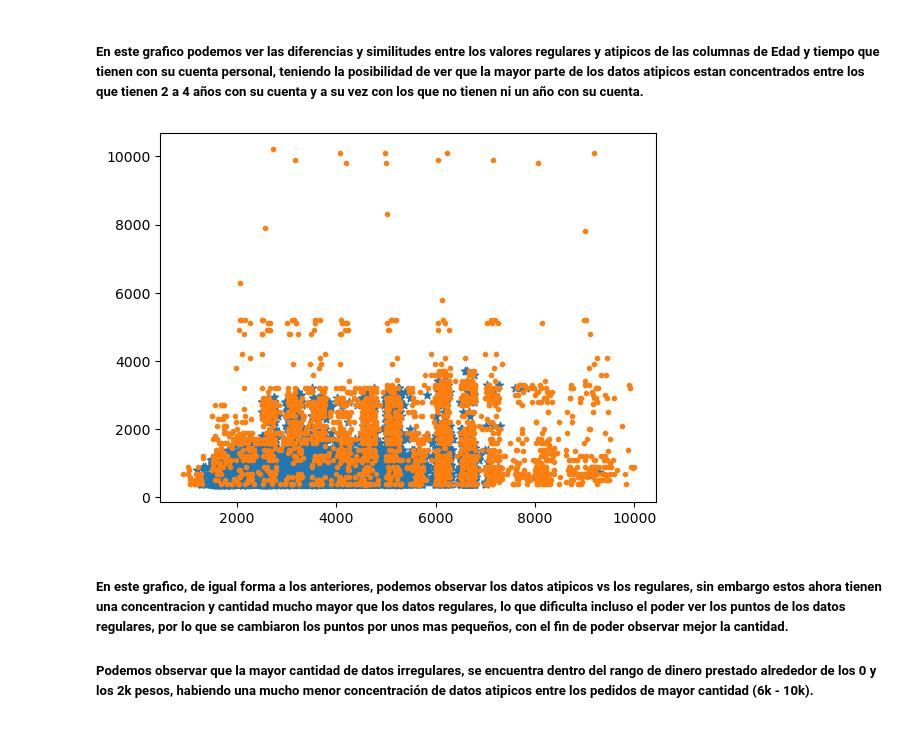
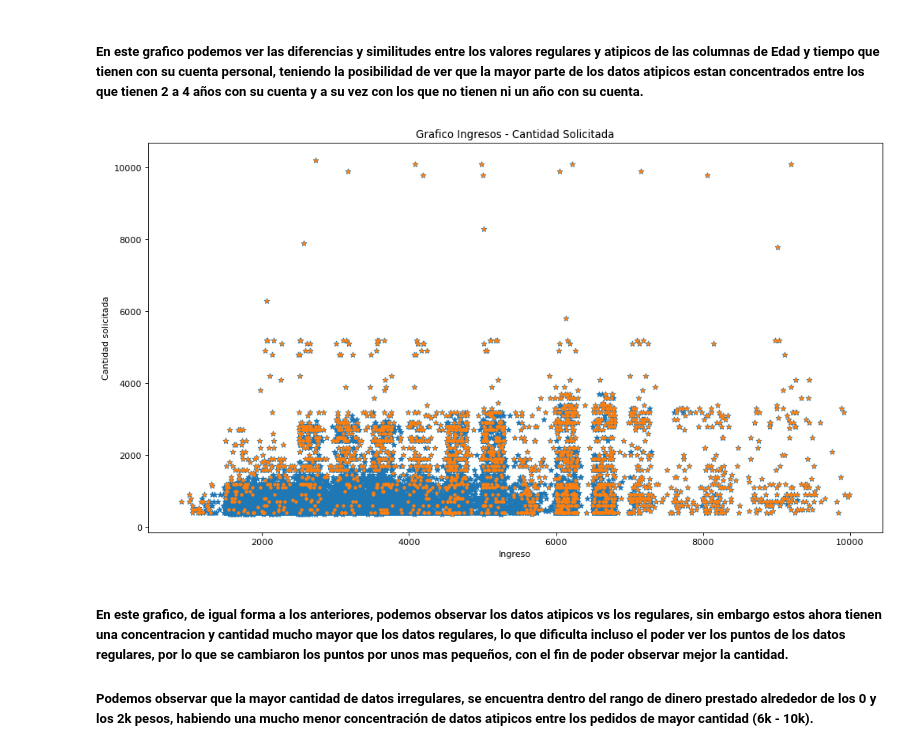
Before and after one commit to ismaelacosta/Proyecto_AID, a Jupyter notebook: examen.ipynb, the cells around one changed output. Cells and saved outputs as stored; diff of their text form; code cells hidden in the pictures.

```diff
--- a/examen.ipynb
+++ b/examen.ipynb
@@ -1139,11 +1152,15 @@ plt.show()
 # %% [markdown]
 ##### En este grafico podemos ver las diferencias y similitudes entre los valores regulares y atipicos de las columnas de Edad y tiempo que tienen con su cuenta personal, teniendo la posibilidad de ver que la mayor parte de los datos atipicos estan concentrados entre los que tienen 2 a 4 años con su cuenta y a su vez con los que no tienen ni un año con su cuenta.
 # %%
+plt.figure(figsize=(15, 8), dpi=80)
+plt.title("Grafico Ingresos - Cantidad Solicitada")
+plt.xlabel("Ingreso")
+plt.ylabel("Cantidad solicitada")
 plt.scatter(df['Ingreso'], df['Cantidad_solicitada'], marker="*")
 plt.scatter(df_outliers['Ingreso'], df_outliers['Cantidad_solicitada'], marker=".")
 plt.show()
 # %% [output]
-[figure, old version]
+[figure, new version]
 # %% [markdown]
 ##### En este grafico, de igual forma a los anteriores, podemos observar los datos atipicos vs los regulares, sin embargo estos ahora tienen una concentracion y cantidad mucho mayor que los datos regulares, lo que dificulta incluso el poder ver los puntos de los datos regulares, por lo que se cambiaron los puntos por unos mas pequeños, con el fin de poder observar mejor la cantidad.
 ##### Podemos observar que la mayor cantidad de datos irregulares, se encuentra dentro del rango de dinero prestado alrededor de los 0 y los 2k pesos, habiendo una mucho menor concentración de datos atipicos entre los pedidos de mayor cantidad (6k - 10k).
```
Also changed, not shown: parts of 11 cells of this notebook.
